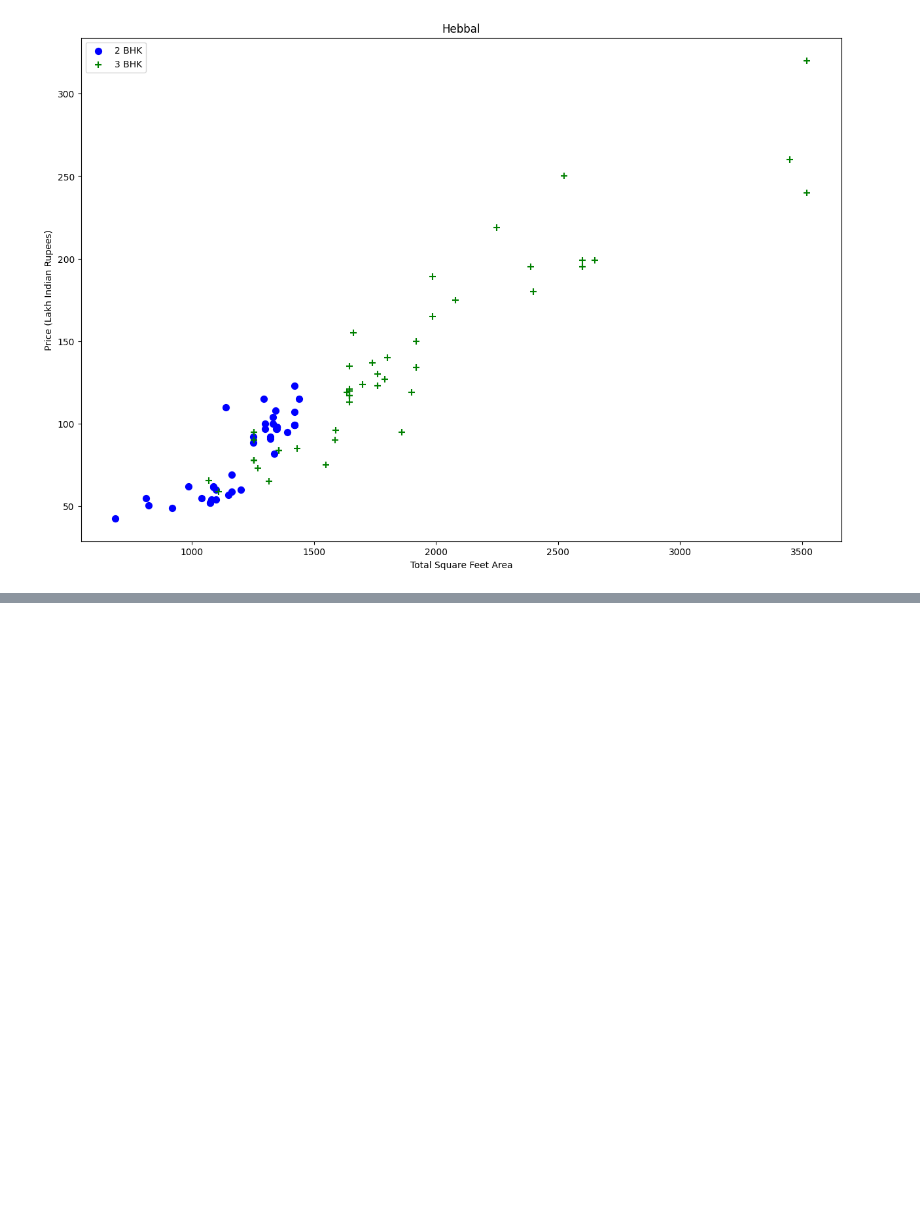
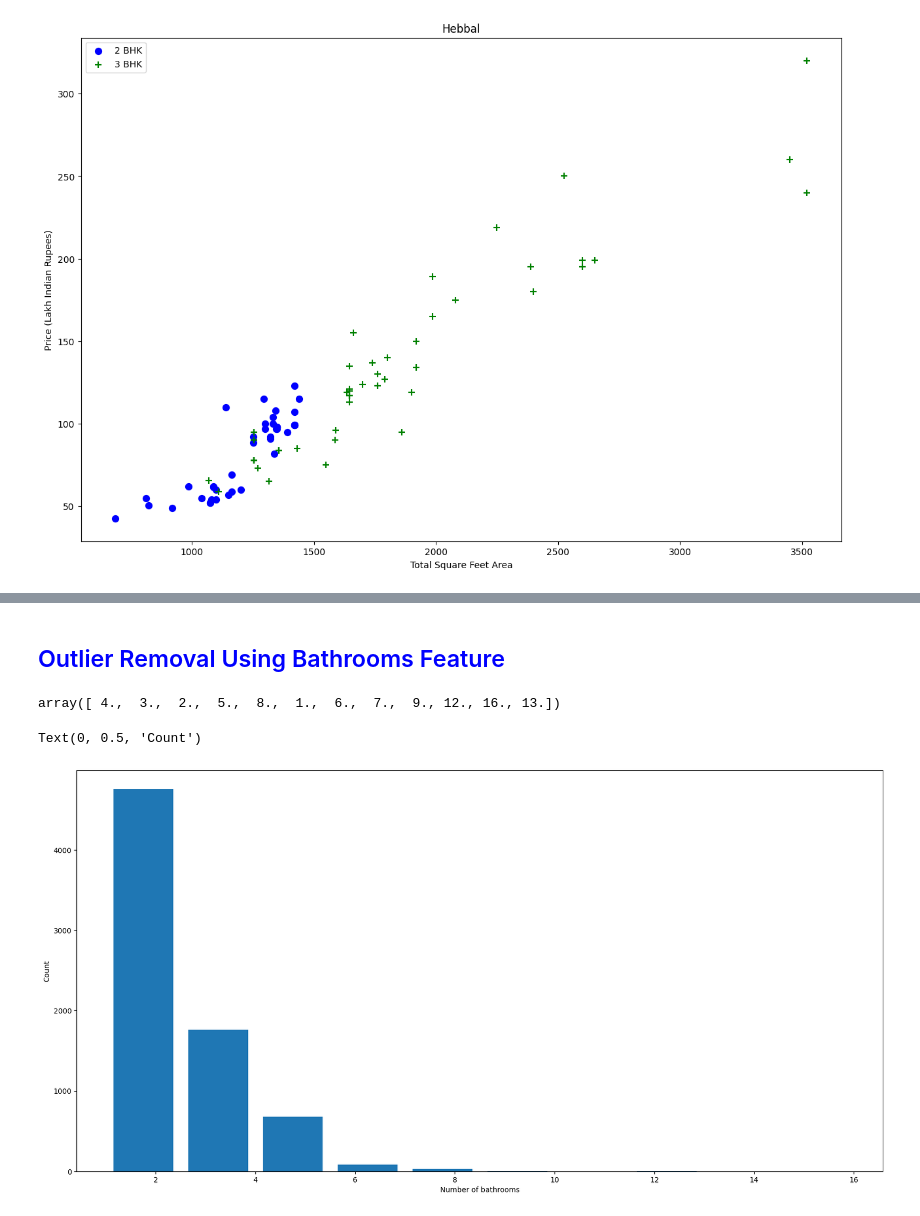
Before and after one commit to Arpit1118/Home-Precise-Prediction, a Jupyter notebook: Model/Home Price Prediction.ipynb, the cells around one changed output, grey strips where cells are left out. Cells and saved outputs as stored; diff of their text form; code cells hidden in the pictures; blank space fills up the shorter version.

```diff
--- a/Model/Home Price Prediction.ipynb
+++ b/Model/Home Price Prediction.ipynb
@@ -299,0 +355,13 @@ plot_scatter_chart(df7,"Hebbal")
+# %% [markdown]
+<h2 style='color:blue'>Outlier Removal Using Bathrooms Feature</h2>
+# %%
+df8.bath.unique()
+# %% [output]
+array([ 4.,  3.,  2.,  5.,  8.,  1.,  6.,  7.,  9., 12., 16., 13.])
+# %%
+plt.hist(df8.bath,rwidth=0.8)
+plt.xlabel("Number of bathrooms")
+plt.ylabel("Count")
+# %% [output]
+Text(0, 0.5, 'Count')
+[figure, added]
```
Also changed, not shown: parts of 19 cells of this notebook.
